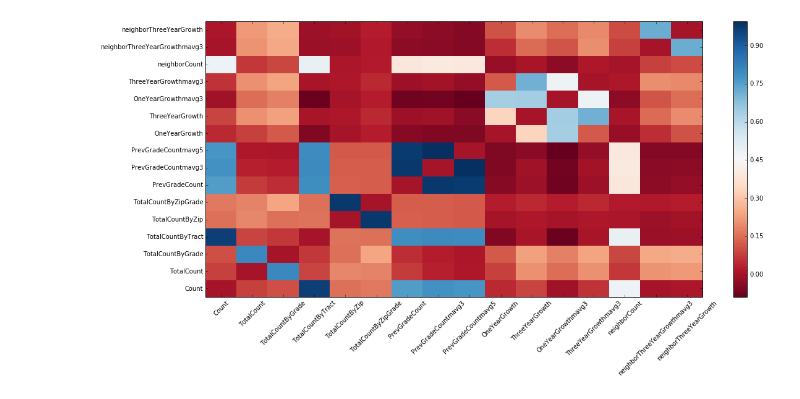
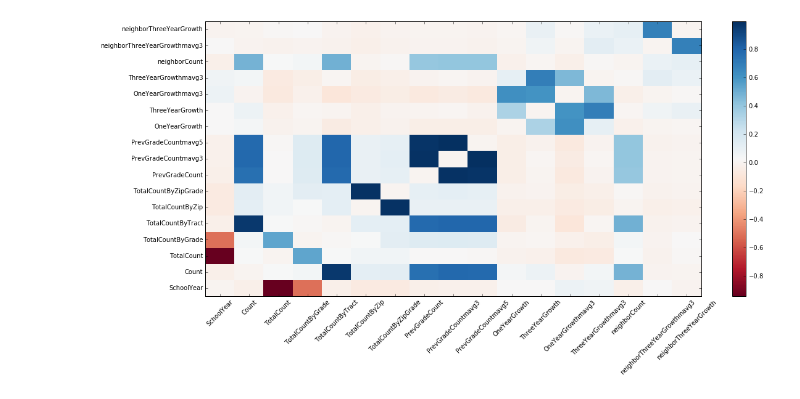
Before and after one commit to osuhomebase/NYUDataScience1001-edTech, a Jupyter notebook: CovarianceAnalysis.ipynb, the cells around one changed output. Drawn from its saved outputs; the diff is of its cells as text; code cells hidden in the pictures.

```diff
--- a/CovarianceAnalysis.ipynb
+++ b/CovarianceAnalysis.ipynb
@@ -7,13 +7,25 @@ import numpy as np
 import pandas as pd
 from utils import eval_plots as val
 import os
+from sklearn.cross_validation import train_test_split
+
 
 importlib.reload(churn)
 
 data = pd.read_csv('cleantable-mb.csv', header=0, sep=',')
 
-data = data.drop(['Target','Y2','LongTract','Zip','NextYearCount','TotalCountByTractGrade','CensusTract','SchoolYear','GradeLevel'],axis=1)
-data_descr = churn.getDfSummary(data)
+data = data.drop(['Target','Y2','LongTract','Zip','NextYearCount','TotalCountByTractGrade','CensusTract','GradeLevel'],axis=1)
+data = data[data.SchoolYear<2010]
+
+test_df = data[data.SchoolYear>2007] #Test set 2008, 2009
+train_df = data[data.SchoolYear<=2007] # Training set from 2001 to 2007
+
+X_train = train_df.drop('Y',1)
+Y_train = train_df['Y']
+X_test = test_df.drop('Y',1)
+Y_test = test_df['Y']
+
+data_descr = churn.getDfSummary(train_df)
 HTML(data_descr.to_html())
 # %% [output]
 |  | mean | std | min | 25% | 50% | 75% | max | missing | distinct |
@@ -37,7 +48,9 @@ HTML(data_descr.to_html())
 # %%
 %matplotlib inline
 import importlib
 importlib.reload(churn)
-churn.plotCorr(data, 'Y', 18, 8)
+cov = X_train
+cov['Y'] = Y_train
+churn.plotCorr(X_train, 'Y', 18, 8)
 # %% [output]
-[figure, old version]
+[figure, new version]
```
Also changed, not shown: parts of 3 cells of this notebook, 1 other file.
